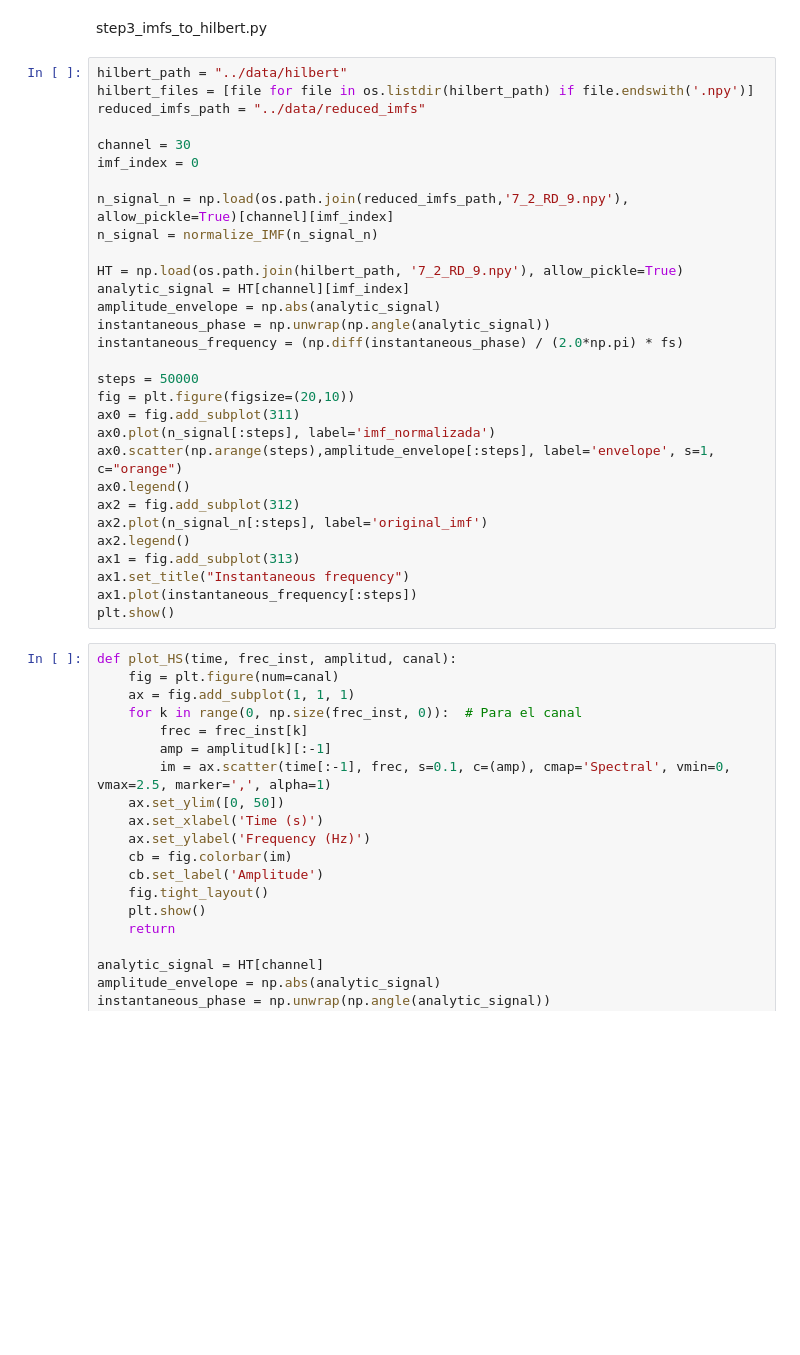
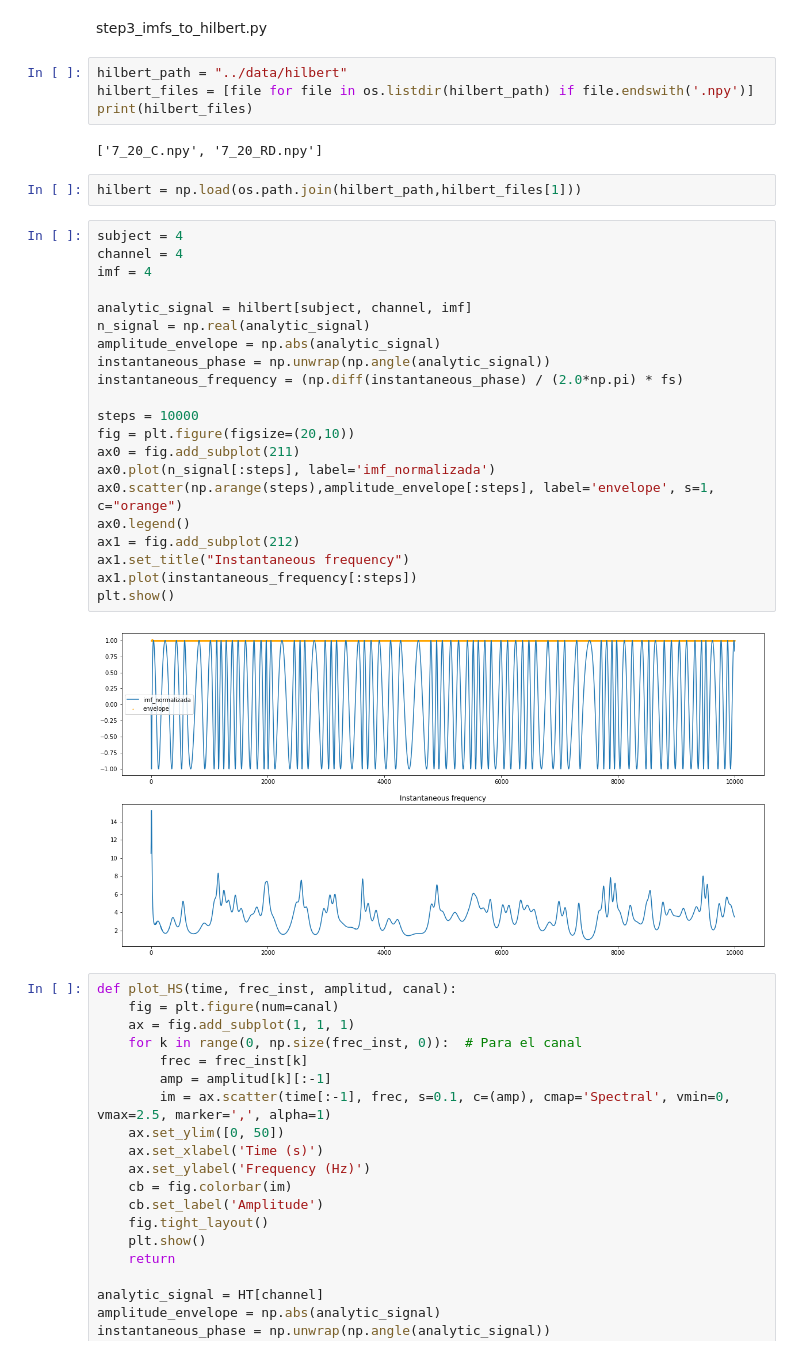
Before and after one commit to BioSIP/functional_PAC, a Jupyter notebook: notebooks/PAC.ipynb, the cells around one changed output. Saved outputs shown, nothing was run; the diff lists cells and outputs as text; blank space fills up the shorter version.

```diff
--- a/notebooks/PAC.ipynb
+++ b/notebooks/PAC.ipynb
@@ -120,36 +128,37 @@ for filename in bar:
 # Hilbert Transform and Spectrum
 # %% [markdown]
 step3_imfs_to_hilbert.py
+# %%
+hilbert_path = "../data/hilbert"
+hilbert_files = [file for file in os.listdir(hilbert_path) if file.endswith('.npy')]
+print(hilbert_files)
+# %% [output]
+['7_20_C.npy', '7_20_RD.npy']
+# %%
+hilbert = np.load(os.path.join(hilbert_path,hilbert_files[1]))
 # %%
-hilbert_path = "../data/hilbert"
-hilbert_files = [file for file in os.listdir(hilbert_path) if file.endswith('.npy')]
-reduced_imfs_path = "../data/reduced_imfs"
+subject = 4
+channel = 4
+imf = 4
 
-channel = 30
-imf_index = 0
-
-n_signal_n = np.load(os.path.join(reduced_imfs_path,'7_2_RD_9.npy'), allow_pickle=True)[channel][imf_index]
-n_signal = normalize_IMF(n_signal_n)
-
-HT = np.load(os.path.join(hilbert_path, '7_2_RD_9.npy'), allow_pickle=True)
-analytic_signal = HT[channel][imf_index]
+analytic_signal = hilbert[subject, channel, imf]
+n_signal = np.real(analytic_signal)
 amplitude_envelope = np.abs(analytic_signal)
 instantaneous_phase = np.unwrap(np.angle(analytic_signal))
 instantaneous_frequency = (np.diff(instantaneous_phase) / (2.0*np.pi) * fs)
 
-steps = 50000
+steps = 10000
 fig = plt.figure(figsize=(20,10))
-ax0 = fig.add_subplot(311)
+ax0 = fig.add_subplot(211)
 ax0.plot(n_signal[:steps], label='imf_normalizada')
 ax0.scatter(np.arange(steps),amplitude_envelope[:steps], label='envelope', s=1, c="orange")
 ax0.legend()
-ax2 = fig.add_subplot(312)
-ax2.plot(n_signal_n[:steps], label='original_imf')
-ax2.legend()
-ax1 = fig.add_subplot(313)
+ax1 = fig.add_subplot(212)
 ax1.set_title("Instantaneous frequency")
 ax1.plot(instantaneous_frequency[:steps])
 plt.show()
+# %% [output]
+[figure, added]
 # %%
 def plot_HS(time, frec_inst, amplitud, canal):
     fig = plt.figure(num=canal)
```
Also changed, not shown: parts of 3 cells of this notebook, 3 other files.
